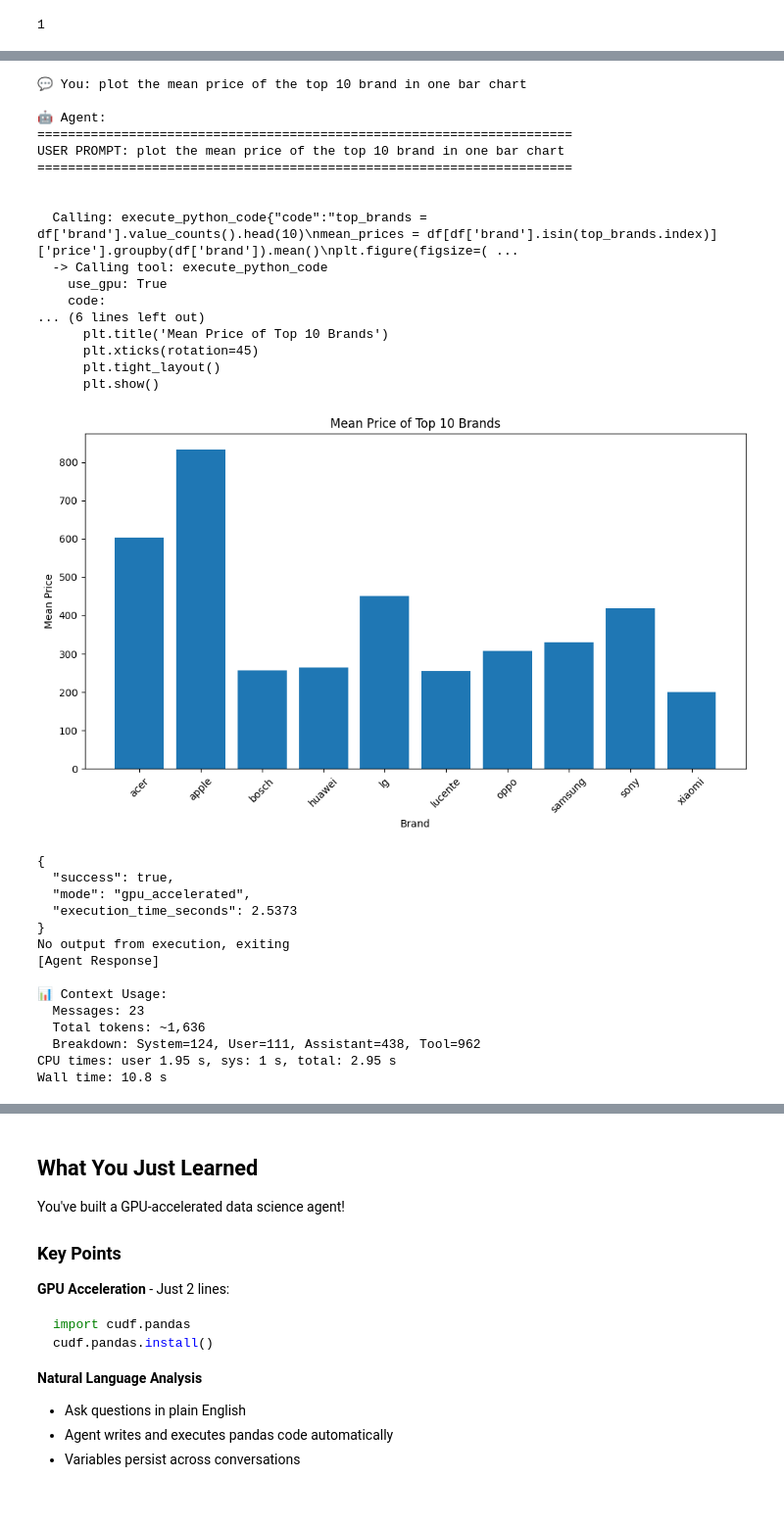
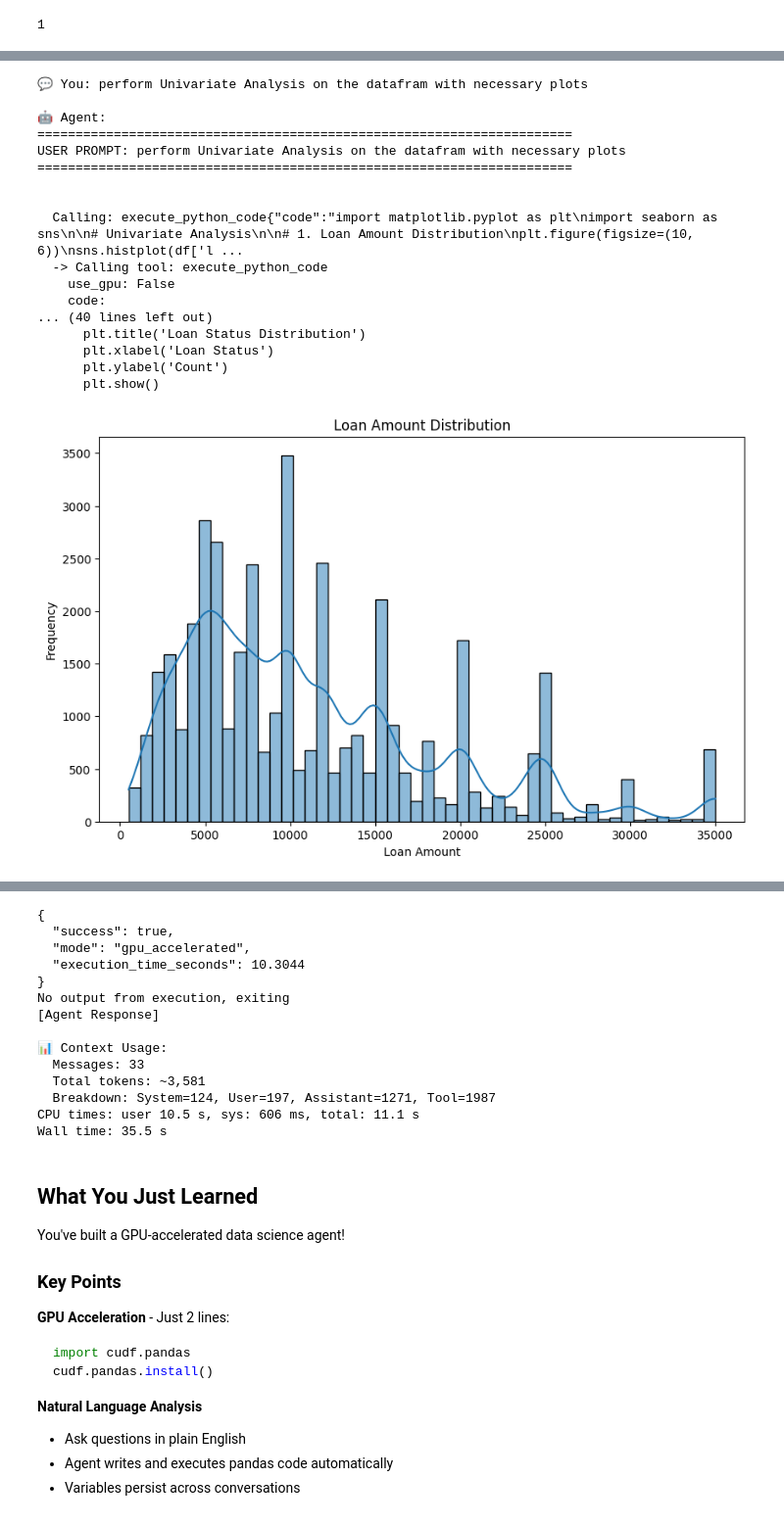
Before and after one commit to davisvarkey/Data_Science_Agent, a Jupyter notebook: gpu-accelerated-data-science-agent.ipynb, the cells around one changed output, grey strips where cells are left out. Shown at 98% size. Cells and saved outputs as stored; diff of their text form; code cells hidden in the pictures.

```diff
--- a/gpu-accelerated-data-science-agent.ipynb
+++ b/gpu-accelerated-data-science-agent.ipynb
@@ -502,36 +592,22 @@ Wall time: 6.85 s
-# %%
-%%time
-ask("plot the mean price of the top 10 brand in one bar chart")
-# %% [output]
-💬 You: plot the mean price of the top 10 brand in one bar chart
-
-🤖 Agent:
-======================================================================
-USER PROMPT: plot the mean price of the top 10 brand in one bar chart
-======================================================================
-
-
-  Calling: execute_python_code{"code":"top_brands = df['brand'].value_counts().head(10)\nmean_prices = df[df['brand'].isin(top_brands.index)]['price'].groupby(df['brand']).mean()\nplt.figure(figsize=( ...
-  -> Calling tool: execute_python_code
-    use_gpu: True
-    code:
-... (6 lines left out)
-      plt.title('Mean Price of Top 10 Brands')
-      plt.xticks(rotation=45)
-      plt.tight_layout()
-      plt.show()
-[figure, removed]
-{
-  "success": true,
-  "mode": "gpu_accelerated",
-  "execution_time_seconds": 2.5373
-}
-No output from execution, exiting
-[Agent Response]
-
-📊 Context Usage:
-  Messages: 23
-  Total tokens: ~1,636
-  Breakdown: System=124, User=111, Assistant=438, Tool=962
-CPU times: user 1.95 s, sys: 1 s, total: 2.95 s
-Wall time: 10.8 s
+# %%
+%%time
+ask("perform Univariate Analysis on the datafram with necessary plots ")
+# %% [output]
+💬 You: perform Univariate Analysis on the datafram with necessary plots
+
+🤖 Agent:
+======================================================================
+USER PROMPT: perform Univariate Analysis on the datafram with necessary plots
+======================================================================
+
+
+  Calling: execute_python_code{"code":"import matplotlib.pyplot as plt\nimport seaborn as sns\n\n# Univariate Analysis\n\n# 1. Loan Amount Distribution\nplt.figure(figsize=(10, 6))\nsns.histplot(df['l ...
+  -> Calling tool: execute_python_code
+    use_gpu: False
+    code:
+... (40 lines left out)
+      plt.title('Loan Status Distribution')
+      plt.xlabel('Loan Status')
+      plt.ylabel('Count')
+      plt.show()
+[figure, added]
@@ -538,3 +618,17 @@ Wall time: 10.8 s
+{
+  "success": true,
+  "mode": "gpu_accelerated",
+  "execution_time_seconds": 10.3044
+}
+No output from execution, exiting
+[Agent Response]
+
+📊 Context Usage:
+  Messages: 33
+  Total tokens: ~3,581
+  Breakdown: System=124, User=197, Assistant=1271, Tool=1987
+CPU times: user 10.5 s, sys: 606 ms, total: 11.1 s
+Wall time: 35.5 s
 # %% [markdown]
 ## What You Just Learned
 
```
Also changed, not shown: parts of 23 cells of this notebook, 1 other file.
